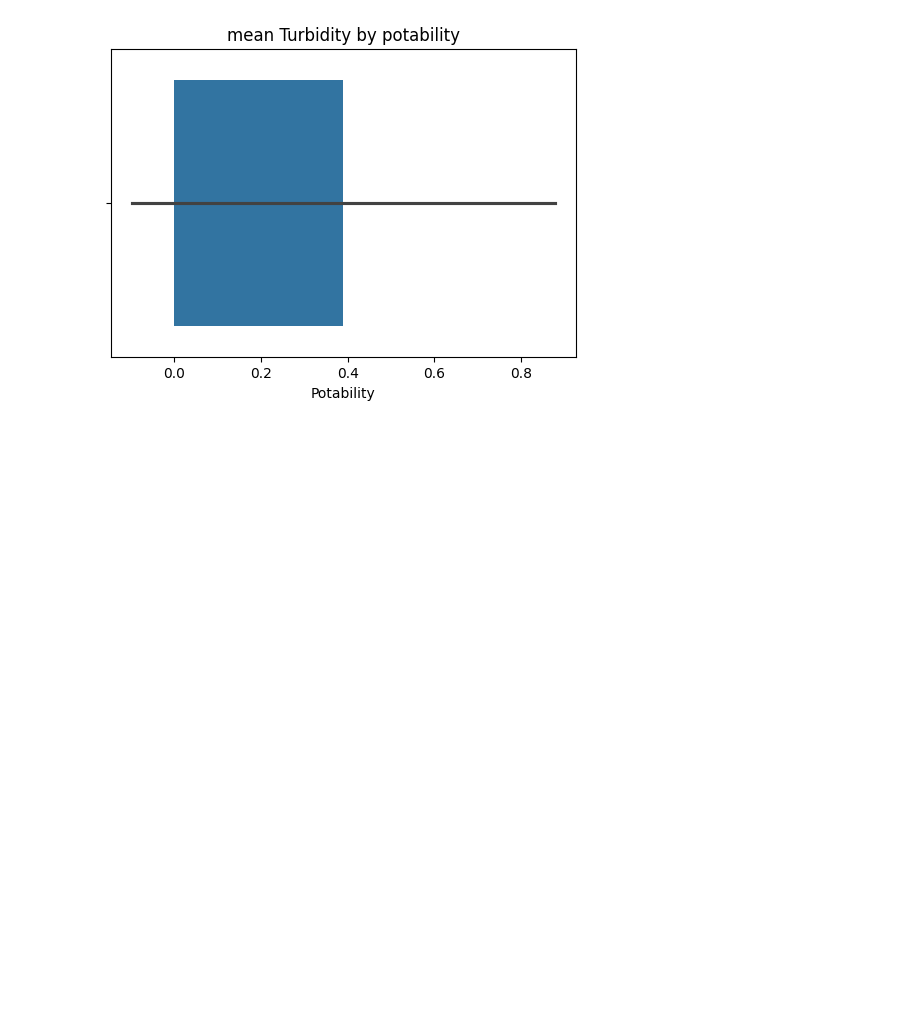
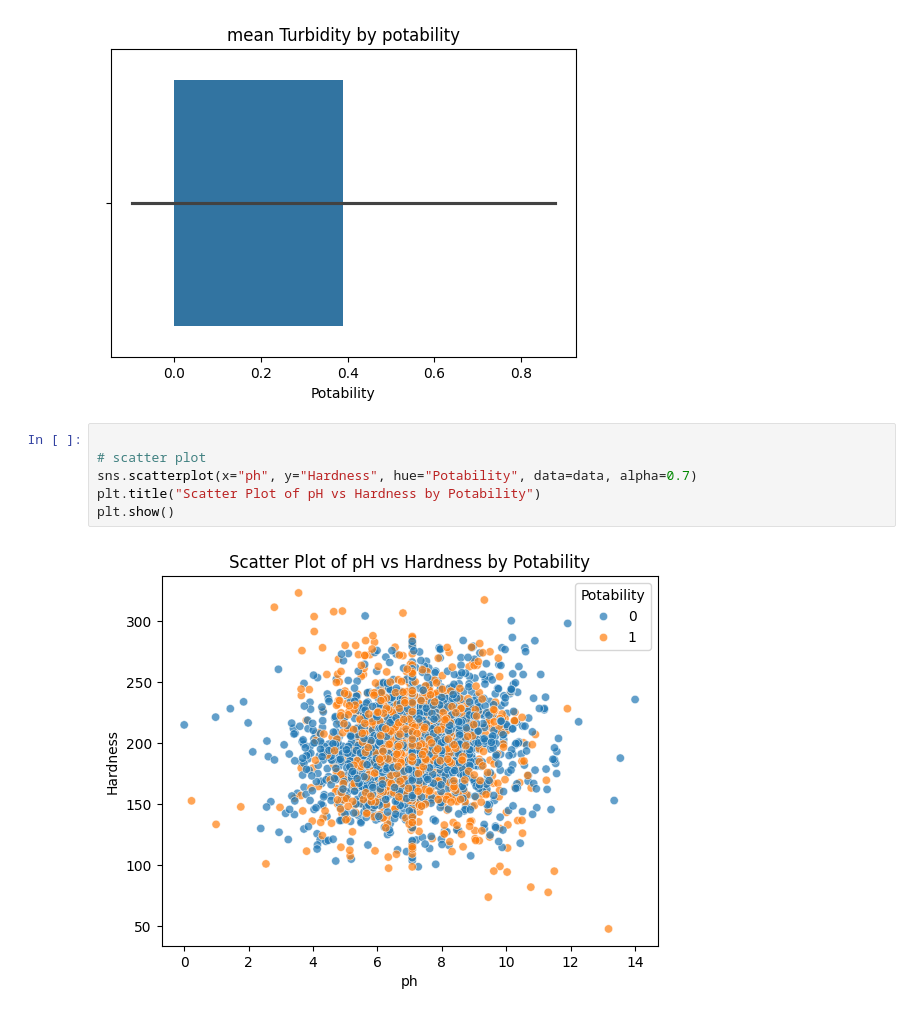
Before and after one commit to kamijoseph/Water-Quality, a Jupyter notebook: notebook/main.ipynb, the cells around one changed output. Saved outputs shown, nothing was run; the diff lists cells and outputs as text; blank space fills up the shorter version.

Commit message:
scatter plots

```diff
--- a/notebook/main.ipynb
+++ b/notebook/main.ipynb
@@ -309,3 +309,11 @@ for feature in features:
 [figure]
 [figure]
 [figure]
+# %%
+
+# scatter plot
+sns.scatterplot(x="ph", y="Hardness", hue="Potability", data=data, alpha=0.7)
+plt.title("Scatter Plot of pH vs Hardness by Potability")
+plt.show()
+# %% [output]
+[figure, added]
```
Also changed, not shown: parts of 1 cell of this notebook.
